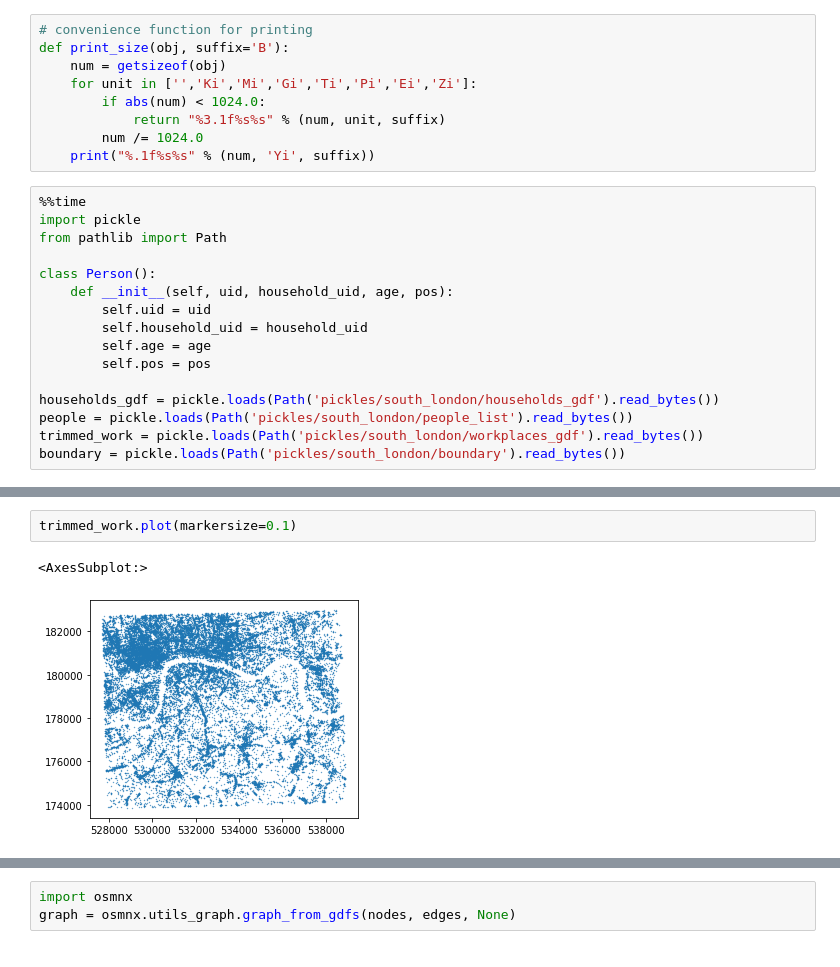
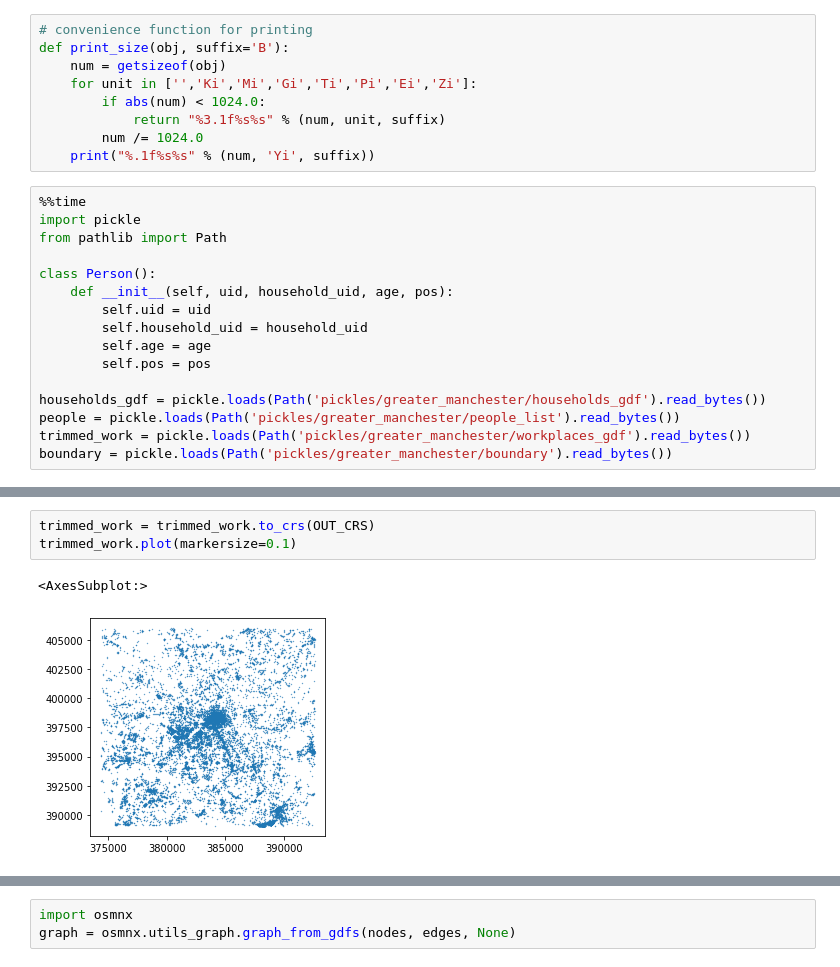
Before and after one commit to Alfred-Mountfield/outbreak-sim, a Jupyter notebook: python/synthetic_population/routing.ipynb, the cells around one changed output, grey strips where cells are left out. Cells and saved outputs as stored; diff of their text form.

Commit message:
Using Manchester Pickles in routing spike notebook

```diff
--- a/python/synthetic_population/routing.ipynb
+++ b/python/synthetic_population/routing.ipynb
@@ -36,8 +36,8 @@ class Person():
         self.age = age
         self.pos = pos
 
-households_gdf = pickle.loads(Path('pickles/south_london/households_gdf').read_bytes())
-people = pickle.loads(Path('pickles/south_london/people_list').read_bytes())
-trimmed_work = pickle.loads(Path('pickles/south_london/workplaces_gdf').read_bytes())
-boundary = pickle.loads(Path('pickles/south_london/boundary').read_bytes())
+households_gdf = pickle.loads(Path('pickles/greater_manchester/households_gdf').read_bytes())
+people = pickle.loads(Path('pickles/greater_manchester/people_list').read_bytes())
+trimmed_work = pickle.loads(Path('pickles/greater_manchester/workplaces_gdf').read_bytes())
+boundary = pickle.loads(Path('pickles/greater_manchester/boundary').read_bytes())
 # %% [output]
@@ -46,8 +46,9 @@ Wall time: 8.62 s
 # %%
+trimmed_work = trimmed_work.to_crs(OUT_CRS)
 trimmed_work.plot(markersize=0.1)
 # %% [output]
 <AxesSubplot:>
-[figure, old version]
+[figure, new version]
 # %%
 %%time
 # get all public transport
```
Also changed, not shown: parts of 34 cells of this notebook.
